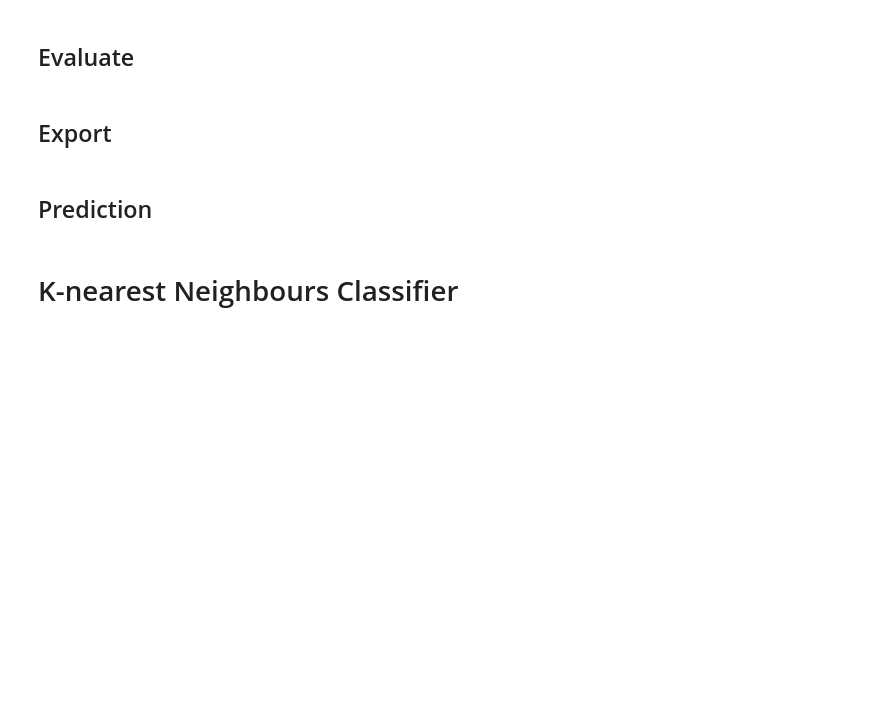
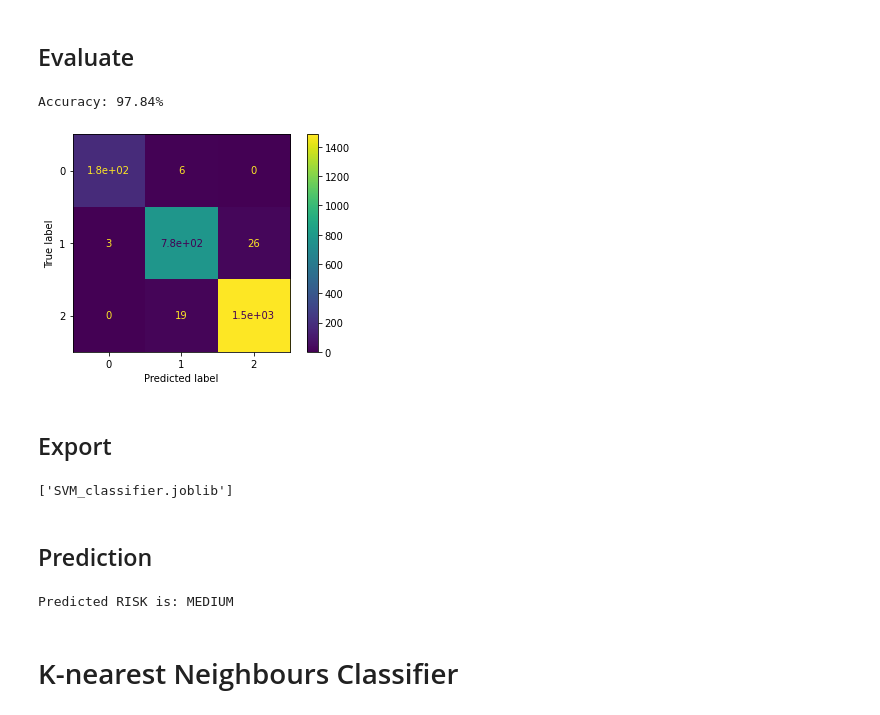
Before and after one commit to Sulasdeli/SecRiskAI, a Jupyter notebook: notebooks/train_evaluate_export_models.ipynb, the cells around one changed output. Drawn from its saved outputs; the diff is of its cells as text; code cells hidden in the pictures; blank space fills up the shorter version.

Commit message:
update notebook using MinMaxScaler

```diff
--- a/notebooks/train_evaluate_export_models.ipynb
+++ b/notebooks/train_evaluate_export_models.ipynb
@@ -89,15 +89,18 @@ data.head()
 # %%
 from sklearn.preprocessing import StandardScaler, MinMaxScaler
 
+# Used for Tensorflow model
 normalized_data = data[features].apply(lambda x: ( (x - x.min()) / (x.max() - x.min())))
 normalized_data.head()
 
+
+# Used for the scikit models
 X_train, X_test, y_train, y_test = train_test_split(data[features].values, data["Risk"].values, random_state=0)
 
 scaler = MinMaxScaler()
 scaler.fit(X_train)
-X_train = scaler.transform(X_train)
-X_test = scaler.transform(X_test)
+X_train_normalized = scaler.transform(X_train)
+X_test_normalized = scaler.transform(X_test)
 
 dump(scaler, 'MinMaxScaler.joblib')
 # %% [output]
@@ -250,25 +313,33 @@ from sklearn.svm import LinearSVC, SVC
 # Linear
 #svm_model = LinearSVC().fit(X_train, y_train)
 
-svm_model = SVC(kernel='poly').fit(X_train, y_train)
+svm_model = SVC(kernel='poly').fit(X_train_normalized, y_train)
 # %% [markdown]
 ## Evaluate
 # %%
-accuracy = svm_model.score(X_test, y_test)
+accuracy = svm_model.score(X_test_normalized, y_test)
 
 print('Accuracy: {0:.2%}'.format(accuracy))
+# %% [output]
+Accuracy: 97.84%
 # %%
-plot_confusion_matrix(svm_model, X_test, y_test)
+plot_confusion_matrix(svm_model, X_test_normalized, y_test)
 plt.show()
+# %% [output]
+[figure, added]
 # %% [markdown]
 ## Export
 # %%
 dump(svm_model, 'SVM_classifier.joblib')
+# %% [output]
+['SVM_classifier.joblib']
 # %% [markdown]
 ## Prediction
 # %%
 predicted_risk = svm_model.predict(scaler.transform([[1077113, 8, 29, 4947796, 57879, 1, 6, 0]]))[0]
 print("Predicted RISK is: " + prediction_result_mapping[predicted_risk])
+# %% [output]
+Predicted RISK is: MEDIUM
 # %% [markdown]
 # K-nearest Neighbours Classifier
 # %%
```
Also changed, not shown: parts of 20 cells of this notebook.
